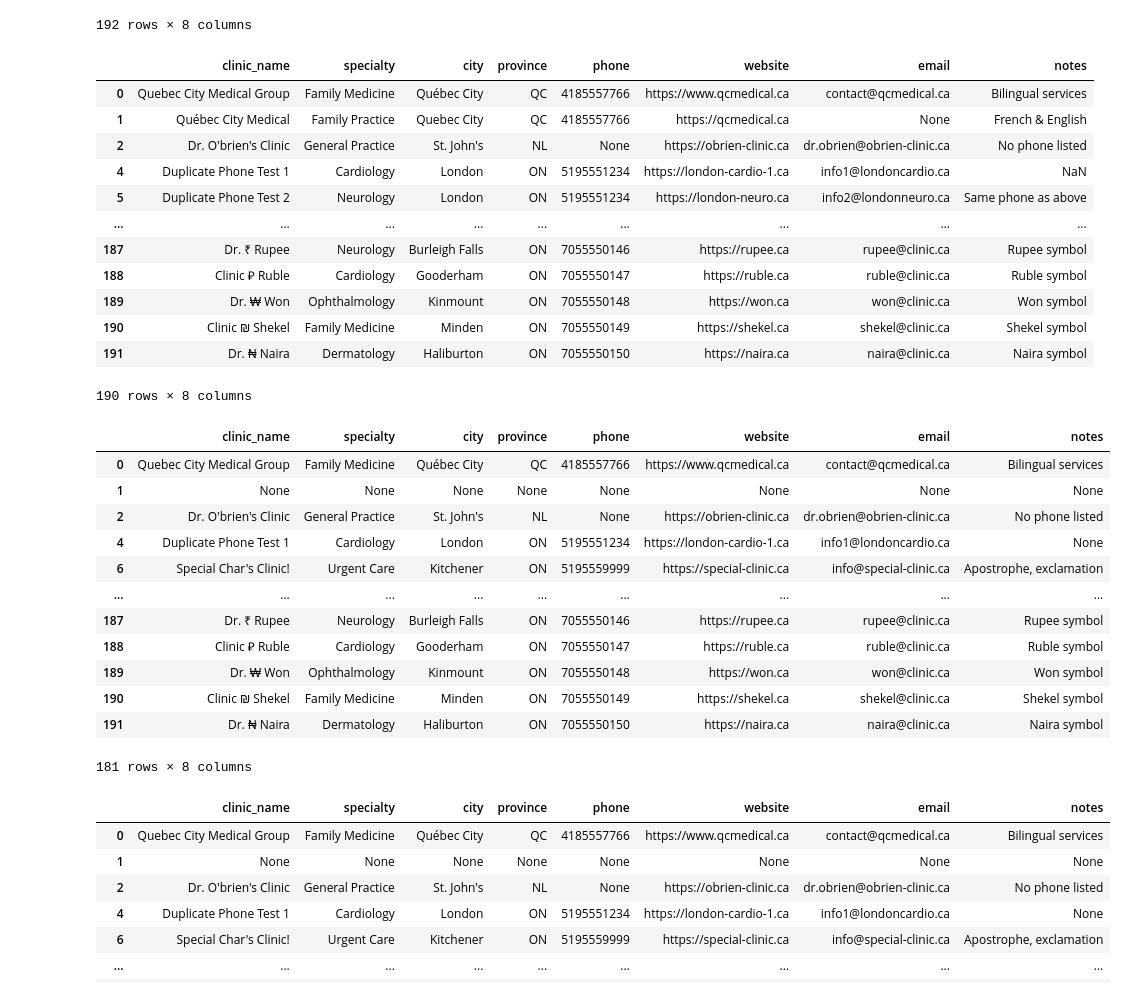
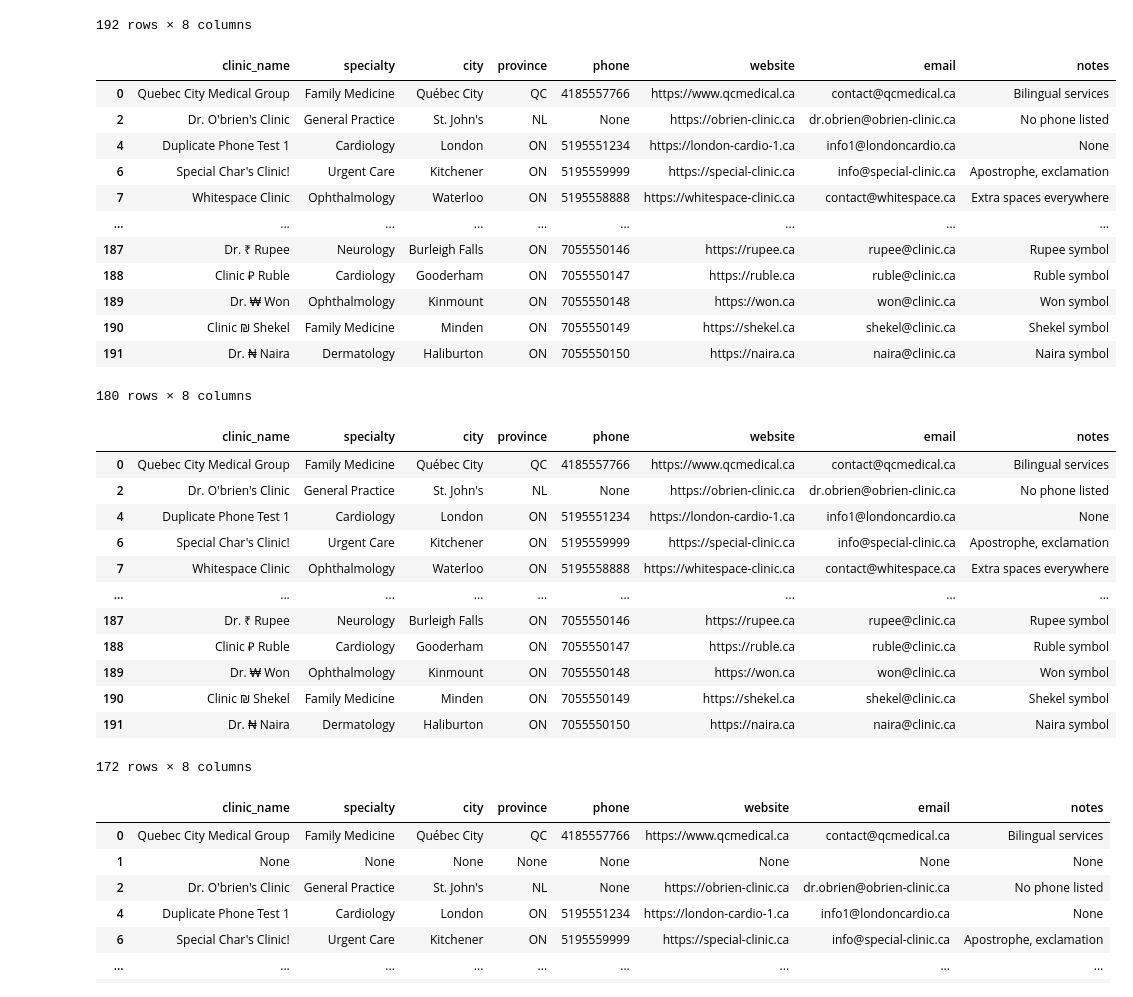
Before and after one commit to AganonIsaiah/Lyyvora-outreach-core-service, a Jupyter notebook: lead_data_pipeline/data_pipeline.ipynb, the cells around one changed output. Drawn from its saved outputs; the diff is of its cells as text; code cells hidden in the pictures.

```diff
--- a/lead_data_pipeline/data_pipeline.ipynb
+++ b/lead_data_pipeline/data_pipeline.ipynb
@@ -146,56 +146,55 @@ df
 192 rows × 8 columns
 # %%
 """
-STEP 6. Remove missing essential fields (clinic_name, email)
-- If the clinic_name and email is missing, drop the row
+STEP 6. Perform deduplication
 """
 
-df = df.dropna(subset=["clinic_name", "email"], how="all")
+# Performs deduplication for rows with matching `clinic_name` + `city`
+df = df.drop_duplicates(subset=["clinic_name", "city"], keep='first')
+
+# Performs additional deduplication by removing rows with duplicate phone numbers
+df = df[df['phone'].isna() | ~df.duplicated(subset=['phone'], keep='first')]
+
+# Performs deduplciation by removing rows with duplicate emails
+df = df[df['email'].isna() | ~df.duplicated(subset=['email'], keep='first')]
+
 df
 # %% [output]
 |  | clinic_name | specialty | city | province | phone | website | email | notes |
 | 0 | Quebec City Medical Group | Family Medicine | Québec City | QC | 4185557766 | https://www.qcmedical.ca | contact@qcmedical.ca | Bilingual services |
-| 1 | Québec City Medical | Family Practice | Quebec City | QC | 4185557766 | https://qcmedical.ca | None | French & English |
 | 2 | Dr. O'brien's Clinic | General Practice | St. John's | NL | None | https://obrien-clinic.ca | dr.obrien@obrien-clinic.ca | No phone listed |
-| 4 | Duplicate Phone Test 1 | Cardiology | London | ON | 5195551234 | https://london-cardio-1.ca | info1@londoncardio.ca | NaN |
-| 5 | Duplicate Phone Test 2 | Neurology | London | ON | 5195551234 | https://london-neuro.ca | info2@londonneuro.ca | Same phone as above |
+| 4 | Duplicate Phone Test 1 | Cardiology | London | ON | 5195551234 | https://london-cardio-1.ca | info1@londoncardio.ca | None |
+| 6 | Special Char's Clinic! | Urgent Care | Kitchener | ON | 5195559999 | https://special-clinic.ca | info@special-clinic.ca | Apostrophe, exclamation |
+| 7 | Whitespace Clinic | Ophthalmology | Waterloo | ON | 5195558888 | https://whitespace-clinic.ca | contact@whitespace.ca | Extra spaces everywhere |
 | ... | ... | ... | ... | ... | ... | ... | ... | ... |
 | 187 | Dr. ₹ Rupee | Neurology | Burleigh Falls | ON | 7055550146 | https://rupee.ca | rupee@clinic.ca | Rupee symbol |
 | 188 | Clinic ₽ Ruble | Cardiology | Gooderham | ON | 7055550147 | https://ruble.ca | ruble@clinic.ca | Ruble symbol |
 | 189 | Dr. ₩ Won | Ophthalmology | Kinmount | ON | 7055550148 | https://won.ca | won@clinic.ca | Won symbol |
 | 190 | Clinic ₪ Shekel | Family Medicine | Minden | ON | 7055550149 | https://shekel.ca | shekel@clinic.ca | Shekel symbol |
 | 191 | Dr. ₦ Naira | Dermatology | Haliburton | ON | 7055550150 | https://naira.ca | naira@clinic.ca | Naira symbol |
-190 rows × 8 columns
+180 rows × 8 columns
 # %%
-
 """
-STEP 7. Perform deduplication
+STEP 7. Remove missing essential fields (clinic_name, email)
+- If the clinic_name or email is missing, drop the row
 """
 
-# Performs deduplication for rows with matching `clinic_name` + `city`
-df = df.drop_duplicates(subset=["clinic_name", "city"], keep='first')
-
-# Performs additional deduplication by removing rows with duplicate phone numbers
-df = df[df['phone'].isna() | ~df.duplicated(subset=['phone'], keep='first')]
-
-# Performs deduplciation by removing rows with duplicate emails
-df = df[df['email'].isna() | ~df.duplicated(subset=['email'], keep='first')]
-
+df = df.dropna(subset=["clinic_name", "email"], how="any")
 df
 # %% [output]
 |  | clinic_name | specialty | city | province | phone | website | email | notes |
 | 0 | Quebec City Medical Group | Family Medicine | Québec City | QC | 4185557766 | https://www.qcmedical.ca | contact@qcmedical.ca | Bilingual services |
-| 1 | None | None | None | None | None | None | None | None |
 | 2 | Dr. O'brien's Clinic | General Practice | St. John's | NL | None | https://obrien-clinic.ca | dr.obrien@obrien-clinic.ca | No phone listed |
 | 4 | Duplicate Phone Test 1 | Cardiology | London | ON | 5195551234 | https://london-cardio-1.ca | info1@londoncardio.ca | None |
 | 6 | Special Char's Clinic! | Urgent Care | Kitchener | ON | 5195559999 | https://special-clinic.ca | info@special-clinic.ca | Apostrophe, exclamation |
+| 7 | Whitespace Clinic | Ophthalmology | Waterloo | ON | 5195558888 | https://whitespace-clinic.ca | contact@whitespace.ca | Extra spaces everywhere |
 | ... | ... | ... | ... | ... | ... | ... | ... | ... |
 | 187 | Dr. ₹ Rupee | Neurology | Burleigh Falls | ON | 7055550146 | https://rupee.ca | rupee@clinic.ca | Rupee symbol |
 | 188 | Clinic ₽ Ruble | Cardiology | Gooderham | ON | 7055550147 | https://ruble.ca | ruble@clinic.ca | Ruble symbol |
 | 189 | Dr. ₩ Won | Ophthalmology | Kinmount | ON | 7055550148 | https://won.ca | won@clinic.ca | Won symbol |
 | 190 | Clinic ₪ Shekel | Family Medicine | Minden | ON | 7055550149 | https://shekel.ca | shekel@clinic.ca | Shekel symbol |
 | 191 | Dr. ₦ Naira | Dermatology | Haliburton | ON | 7055550150 | https://naira.ca | naira@clinic.ca | Naira symbol |
-181 rows × 8 columns
+172 rows × 8 columns
 # %%
 """
 STEP 8. Reorder rows and display cleaned data, set all null values to `None`
```
Also changed, not shown: 2 other files.
